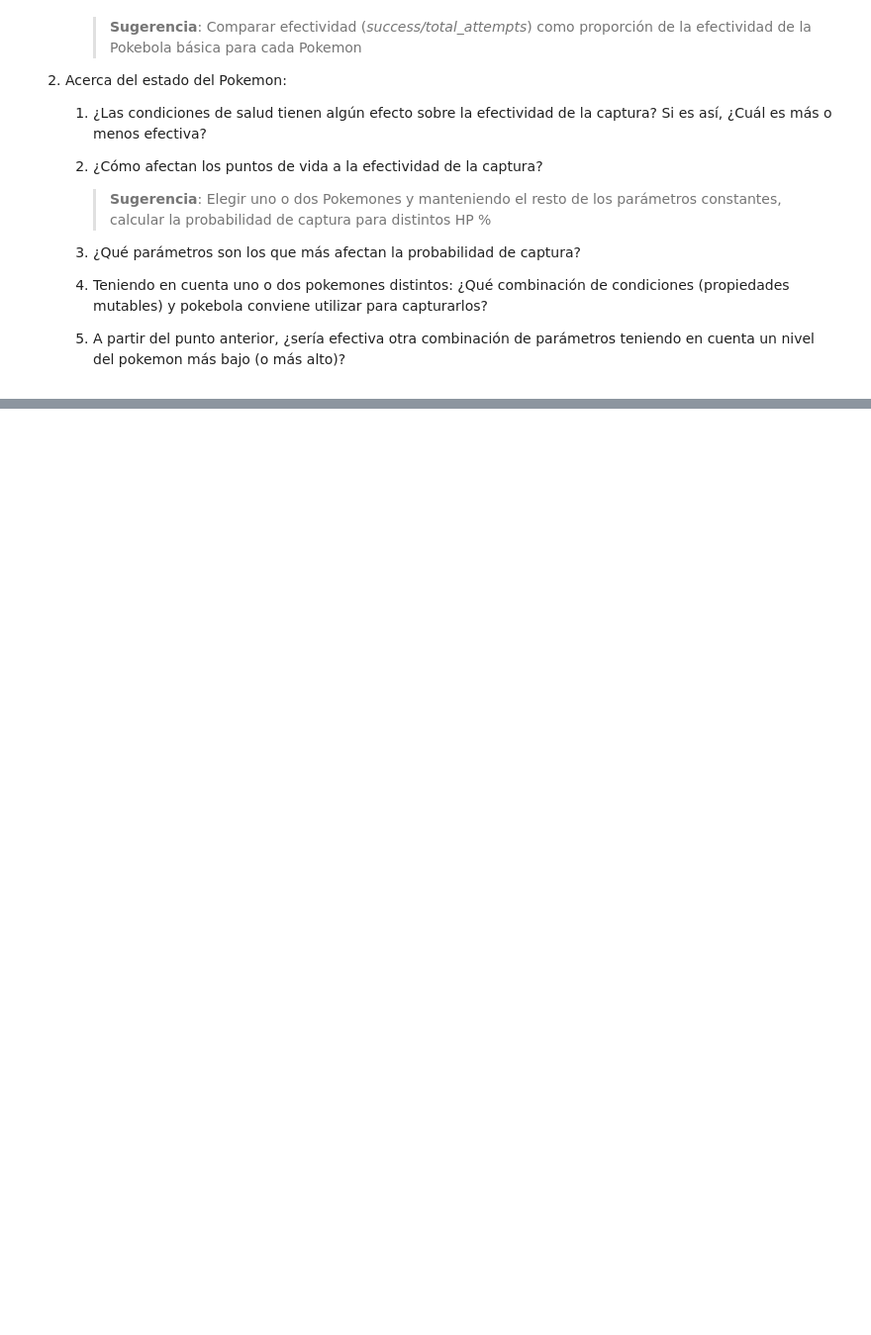
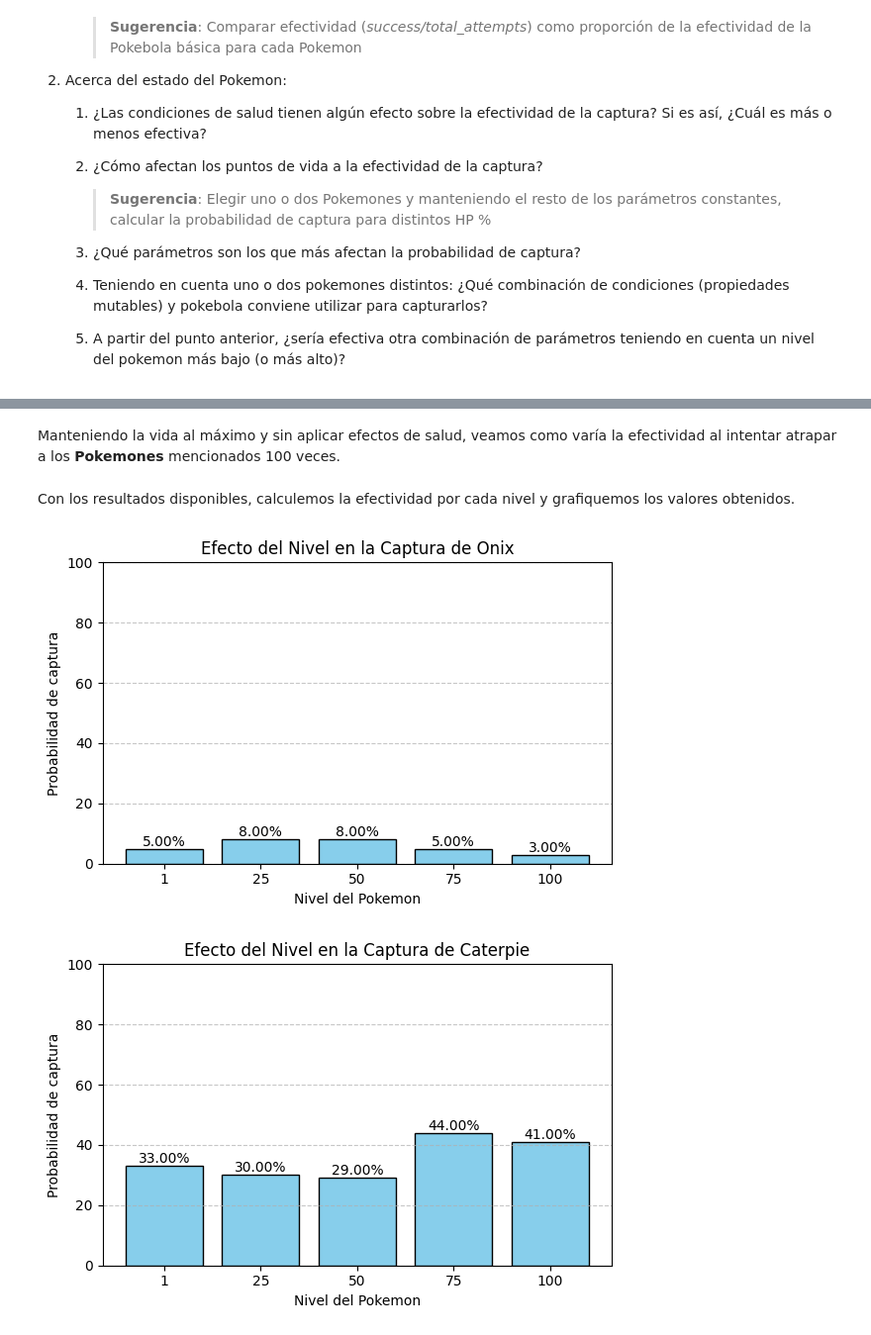
Before and after one commit to stonefeld/tpe_sia_2025_tp0, a Jupyter notebook: analisis.ipynb, the cells around one changed output, grey strips where cells are left out. Shown at 99% size. Drawn from its saved outputs; the diff is of its cells as text; code cells hidden in the pictures; blank space fills up the shorter version.

```diff
--- a/analisis.ipynb
+++ b/analisis.ipynb
@@ -125,0 +198,41 @@ print(json.dumps(config, indent=2))
+# %%
+levels = ["1", "25", "50", "75", "100"]
+# %% [markdown]
+Manteniendo la vida al máximo y sin aplicar efectos de salud, veamos como varía la efectividad al intentar atrapar a los **Pokemones** mencionados 100 veces.
+# %%
+results = {}
+
+for pokemon_name in ["onix", "caterpie"]:
+    results[pokemon_name] = {}
+
+    for level in levels:
+        results[pokemon_name][level] = []
+        pokemon = factory.create(pokemon_name, int(level), StatusEffect.NONE, 1)
+
+        for _ in range(100):
+            success, _ = attempt_catch(pokemon, "pokeball")
+            results[pokemon_name][level].append(success)
+# %% [markdown]
+Con los resultados disponibles, calculemos la efectividad por cada nivel y grafiquemos los valores obtenidos.
+# %%
+for pokemon, result_data in results.items():
+    data = {level: np.mean(r) * 100 for level, r in result_data.items()}
+
+    plt.figure(figsize=(6, 4))
+    plt.bar(data.keys(), data.values(), edgecolor="black", color="skyblue")
+
+    plt.xlabel("Nivel del Pokemon")
+    plt.ylabel("Probabilidad de captura")
+    plt.title(f"Efecto del Nivel en la Captura de {pokemon.capitalize()}")
+
+    plt.grid(axis="y", linestyle="--", alpha=0.7)
+    plt.ylim(0, 100)
+
+    for i, rate in enumerate(data.values()):
+        plt.text(i, rate, f"{rate:.2f}%", ha="center", va="bottom")
+
+    plt.tight_layout()
+    plt.show()
+# %% [output]
+[figure, added]
+[figure, added]
```
Also changed, not shown: parts of 51 cells of this notebook, 1 other file.
